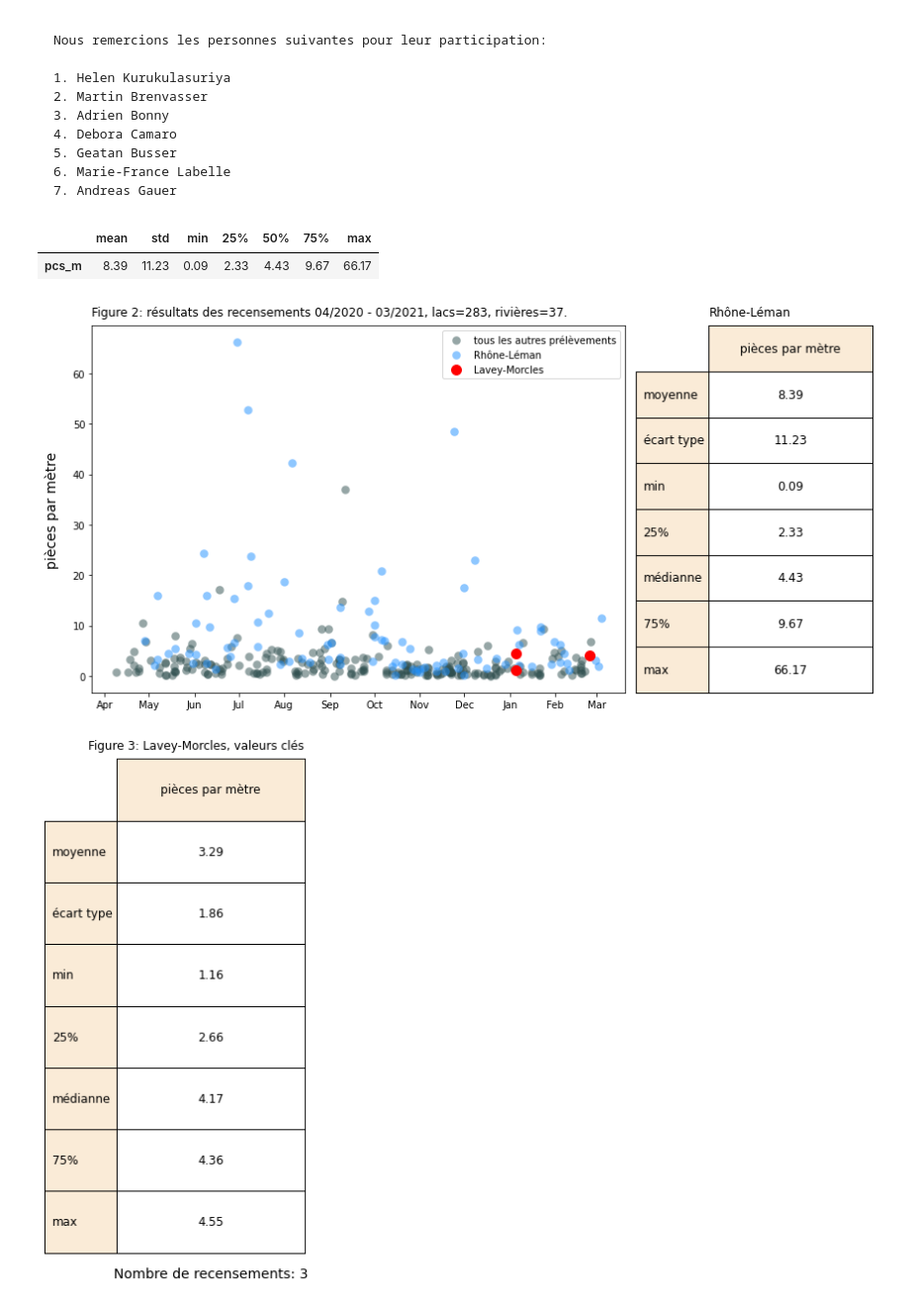
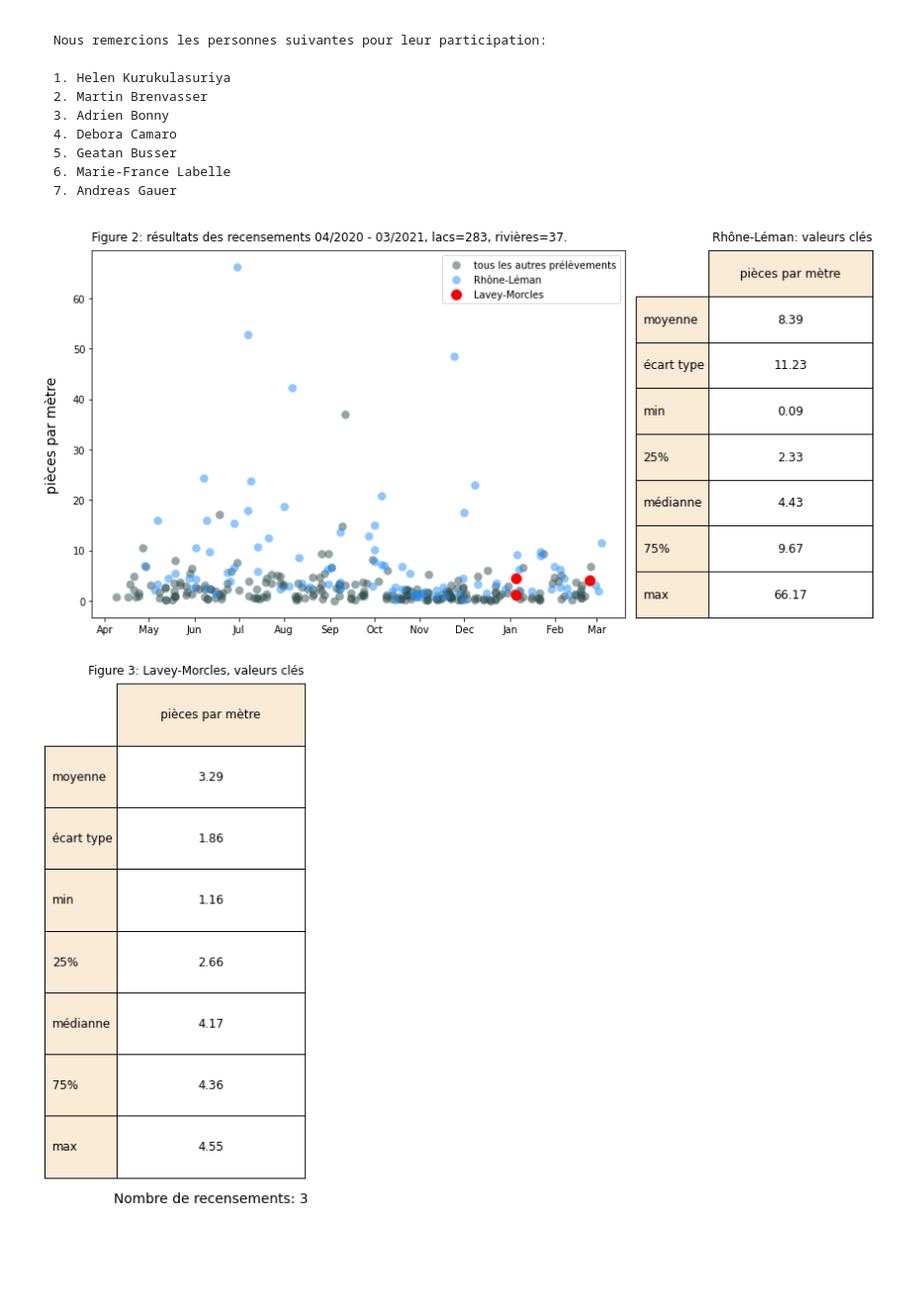
Before and after one commit to hammerdirt-analyst/iqals, a Jupyter notebook: laveyreport.ipynb, the cells around one changed output. Shown at 99% size. Saved outputs shown, nothing was run; the diff lists cells and outputs as text; code cells hidden in the pictures; blank space fills up the shorter version.

```diff
--- a/laveyreport.ipynb
+++ b/laveyreport.ipynb
@@ -241,14 +241,12 @@ project_directory = ut.make_project_folder(output, name_of_project)
 dfAgg = pd.read_csv(F"{survey_data}/results_with_zeroes_aggregated_parent.csv")
 dfAgg['date'] = pd.to_datetime(dfAgg['date'])
 dfAgg = dfAgg[dfAgg.date >= start_date]
-# dfAgg = dfAgg[dfAgg.location != 'pfafikon-bad']
 dfAgg['groupname'] = 'nogroup'
 
 # non aggregated survey data
 dfSurveys = pd.read_csv(F"{survey_data}/results_with_zeroes.csv")
 dfSurveys['date'] = pd.to_datetime(dfSurveys['date'])
 dfSurveys = dfSurveys[dfSurveys.date >= start_date]
-# dfSurveys = dfSurveys[dfSurveys.location != 'pfafikon-bad']
 dfSurveys['groupname'] = 'nogroup'
 
 # beach data
@@ -354,19 +352,25 @@ cols_to_keep.append('groupname')
 files_generated = []
 
 # method to save
-def add_output(a_name, a_tag, atype="table", fignum=0, a_list=files_generated):
+def add_output(a_name, a_tag, atype="table", fignum=0, a_list=files_generated, data=[]):
     tableonefile = F"{project_directory}/{a_name}"
     files_generated.append({'tag':a_tag, 'number':fignum, 'file':tableonefile,'type':atype})
-    plt.savefig(tableonefile, dpi=300)
+    if atype == 'data':
+        data.to_csv(a_name, index=False)
+    else:
+        plt.savefig(tableonefile, dpi=300)
 
 # save files
 survey_csv = F"{project_directory}/survey_data.csv"
-files_generated.append(survey_csv)
-useThis.to_csv(survey_csv, index=False)
 
-beaches_csv = F"{project_directory}/beach_data.csv"
-files_generated.append(beaches_csv)
-these_beaches.to_csv(beaches_csv, index=False)
+# files_generated.append(survey_csv)
+# useThis.to_csv(survey_csv, index=False)
+data_num = 1
+figname = F"{project_directory}/survey_data.csv"
+atype = "data"
+data = useThis
+atag = 'All survey data'
+add_output(figname, atag, fignum=data_num, atype=atype, data=data)
 # %% [output]
 Using non aggregated data
 # %%
@@ -766,11 +777,6 @@ bassinLabels = [x for x in list(bassin_sum.columns)]
 lavey_sum = pd.DataFrame(lavey.pcs_m.describe()[1:].round(2)).T
 lavey_table = [[x] for x in lavey_sum.values[0]]
 laveyLabels = [x for x in list(lavey_sum.columns)]
-# %%
-bassin_sum
-# %% [output]
-|  | mean | std | min | 25% | 50% | 75% | max |
-| pcs_m | 8.39 | 11.23 | 0.09 | 2.33 | 4.43 | 9.67 | 66.17 |
 # %%
 # adjust table kwargs
 tablecenter_k = dict(loc="center", bbox=(0,0,1,1), cellLoc='center')
@@ -814,36 +820,36 @@ ax1.add_table(a_table )
 
 # scatter plot
 ax2 = fig.add_subplot(gs[0:5])
 sns.scatterplot(data=allsurveys[~allsurveys.location.isin(bassin_locs)], x='date',  y='pcs_m', alpha=0.5, label="tous les autres prélèvements", color='darkslategray', edgecolor='darkslategray', linewidth=.1,s=70,ax=ax2)
 sns.scatterplot(data=allsurveys[allsurveys.location.isin(bassin_locs)], x='date',  y='pcs_m', alpha=0.5, label=bassin_label, color='dodgerblue', edgecolor='dodgerblue', linewidth=.1,s=70,ax=ax2)
 sns.scatterplot(data=lavey, x='date',  y='pcs_m', alpha=1, label=coi, color='red', edgecolor='red', linewidth=1,s=100, ax=ax2)
 # format scatter
 ax2.xaxis.set_major_formatter(mths_fmt)
 ax2.xaxis.set_major_locator(allmonths)
 ax2.set_xlabel("")
-
+ha='right',
 # context
 if is_french:
-    ax1.set_title(F"{bassin_label}", loc='left', pad=10)
+    ax1.set_title(F"{bassin_label}: valeurs clés", loc='right', ha='right', pad=10)
     ax2.set_title(F"Figure {figure_num}: {french_srs} {startyearmonth} - {endyearmonth}, lacs={lakecount}, rivières={rivercount}.", loc='left', pad=10)
     ax2.set_ylabel(F"{french_pcm}", **ylab_k)
 else:
     ax1.set_title(F"{bassin_label}", loc='left', pad=10)
     ax2.set_ylabel("Pieces per meter", **ylab_k)
     ax2.set_title(F"Figure {figure_num}: survey totals {startyearmonth} - {endyearmonth}, lakes={lakecount}, rivers={rivercount}", loc='left', pad=10)
 
 plt.tight_layout()
 
 # tag the output:
 figname = F"figure{figure_num}.jpg"
 atype = "figure"
 tag =  'all surveys: scatter plot, key values table'
 add_output(figname, tag, fignum=figure_num, atype=atype)
 
 plt.show()
 plt.close()
 # %% [output]
-[figure, old version]
+[figure, new version]
 # %%
 fig, ax1 = plt.subplots(figsize=(4,8))
 figure_num += 1
```
Also changed, not shown: parts of 25 cells of this notebook, 11 other files.
